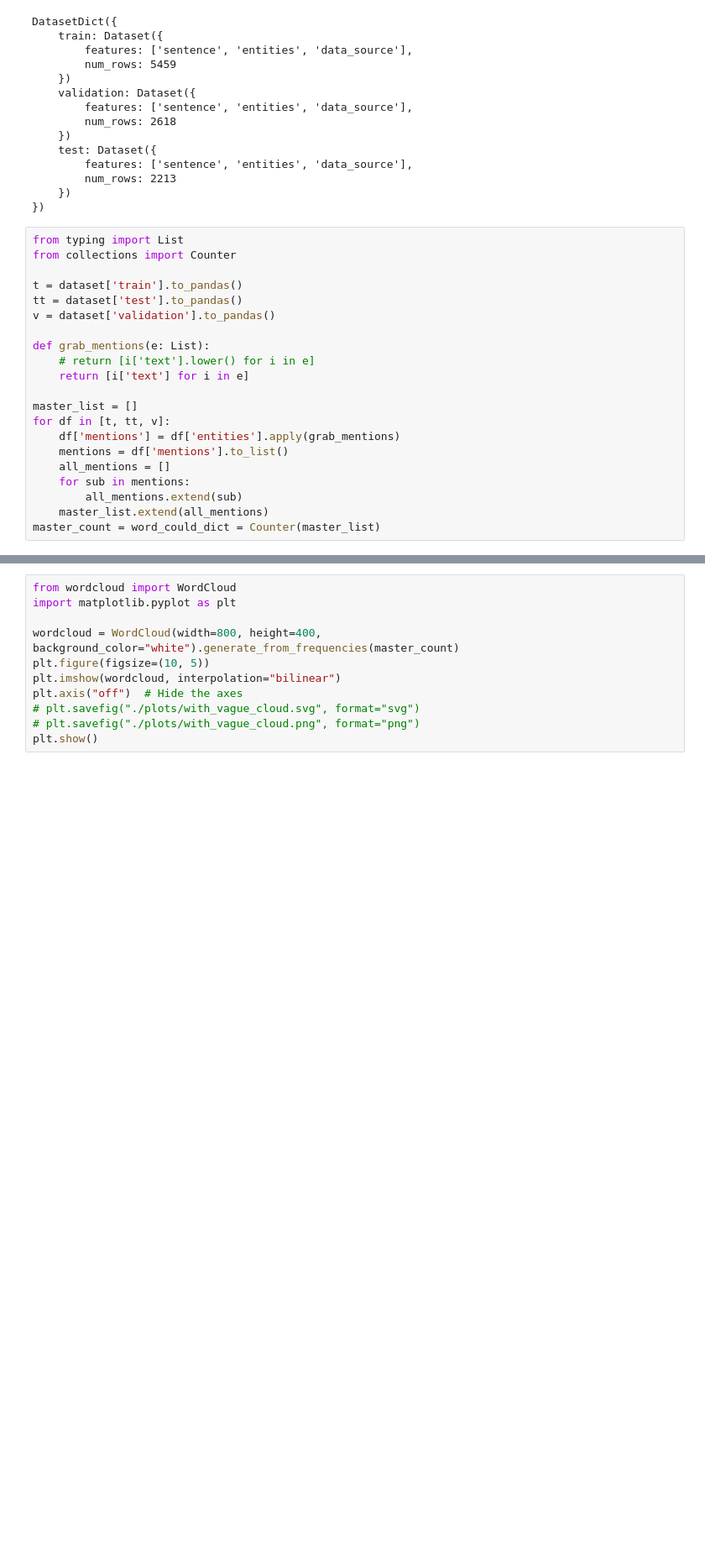
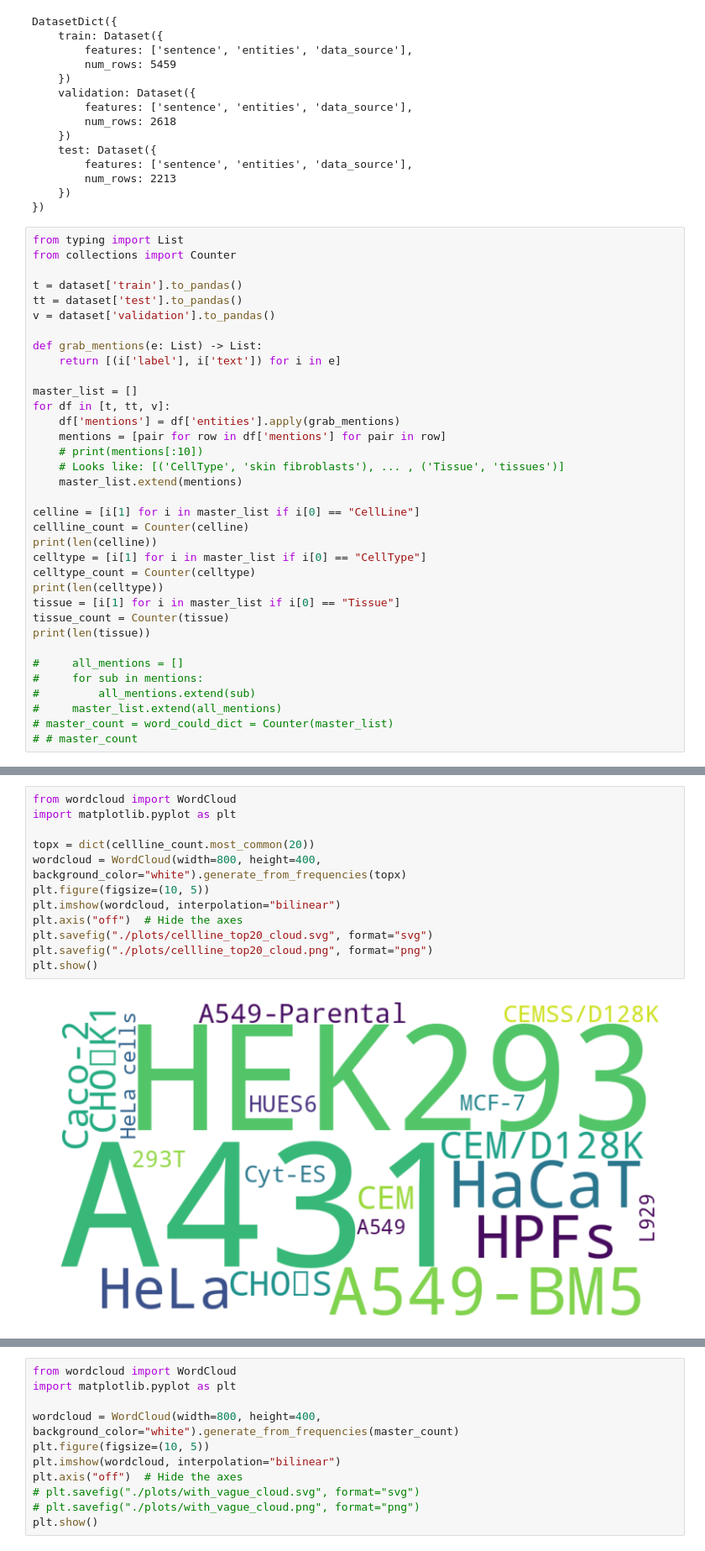
Before and after one commit to EuropePMC/OTAR3088, a Jupyter notebook: Data_mining/CeLLaTe/data_stat_figs.ipynb, the cells around one changed output, grey strips where cells are left out. Shown at 84% size. Saved outputs shown, nothing was run; the diff lists cells and outputs as text; blank space fills up the shorter version.

```diff
--- a/Data_mining/CeLLaTe/data_stat_figs.ipynb
+++ b/Data_mining/CeLLaTe/data_stat_figs.ipynb
@@ -527,16 +527,30 @@ t = dataset['train'].to_pandas()
 tt = dataset['test'].to_pandas()
 v = dataset['validation'].to_pandas()
 
-def grab_mentions(e: List):
-    # return [i['text'].lower() for i in e]
-    return [i['text'] for i in e]
+def grab_mentions(e: List) -> List:
+    return [(i['label'], i['text']) for i in e]
 
 master_list = []
 for df in [t, tt, v]:
     df['mentions'] = df['entities'].apply(grab_mentions)
-    mentions = df['mentions'].to_list()
-    all_mentions = []
-    for sub in mentions:
-        all_mentions.extend(sub)
-    master_list.extend(all_mentions)
-master_count = word_could_dict = Counter(master_list)
+    mentions = [pair for row in df['mentions'] for pair in row]
+    # print(mentions[:10])
+    # Looks like: [('CellType', 'skin fibroblasts'), ... , ('Tissue', 'tissues')]
+    master_list.extend(mentions)
+
+celline = [i[1] for i in master_list if i[0] == "CellLine"]
+cellline_count = Counter(celline)
+print(len(celline))
+celltype = [i[1] for i in master_list if i[0] == "CellType"]
+celltype_count = Counter(celltype)
+print(len(celltype))
+tissue = [i[1] for i in master_list if i[0] == "Tissue"]
+tissue_count = Counter(tissue)
+print(len(tissue))
+
+#     all_mentions = []
+#     for sub in mentions:
+#         all_mentions.extend(sub)
+#     master_list.extend(all_mentions)
+# master_count = word_could_dict = Counter(master_list)
+# # master_count
@@ -542,0 +561,14 @@ master_count = word_could_dict = Counter(master_list)
+# %%
+from wordcloud import WordCloud
+import matplotlib.pyplot as plt
+
+topx = dict(cellline_count.most_common(20))
+wordcloud = WordCloud(width=800, height=400, background_color="white").generate_from_frequencies(topx)
+plt.figure(figsize=(10, 5))
+plt.imshow(wordcloud, interpolation="bilinear")
+plt.axis("off")  # Hide the axes
+plt.savefig("./plots/cellline_top20_cloud.svg", format="svg")
+plt.savefig("./plots/cellline_top20_cloud.png", format="png")
+plt.show()
+# %% [output]
+[figure, added]
```
Also changed, not shown: parts of 15 cells of this notebook, 3 other files.
